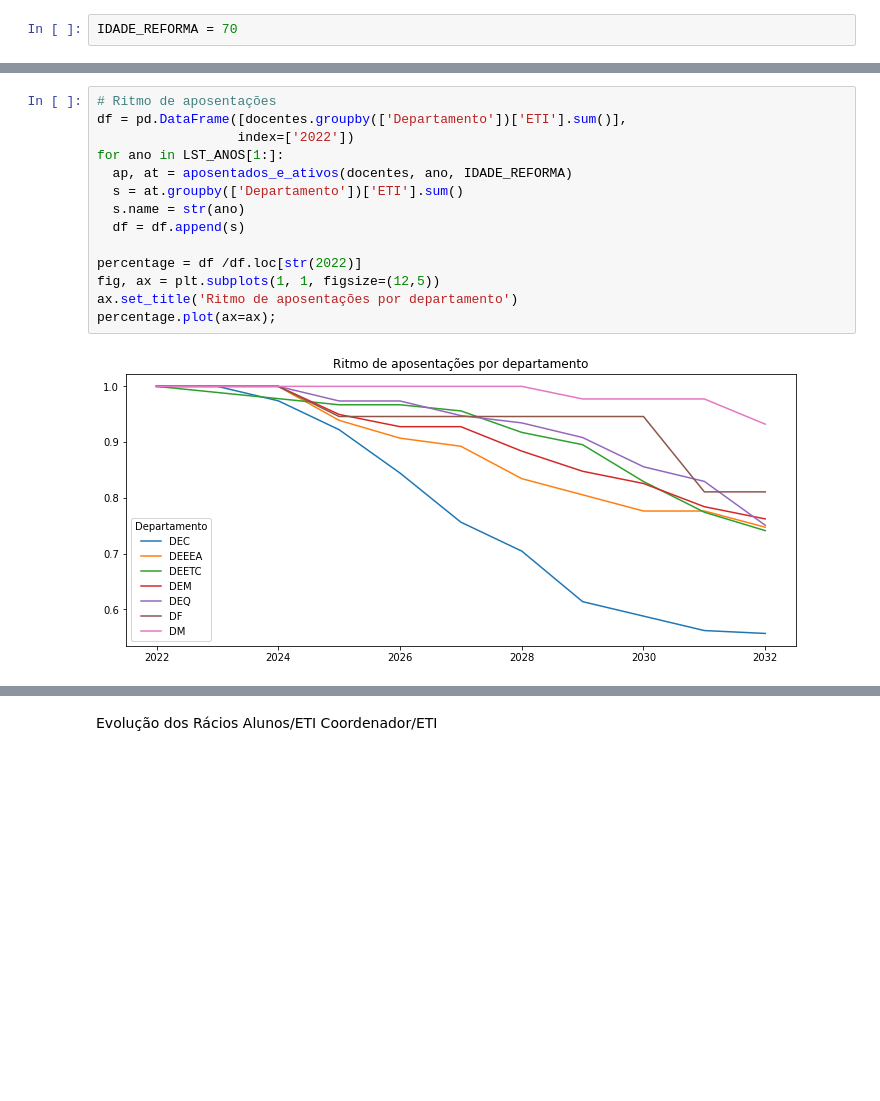
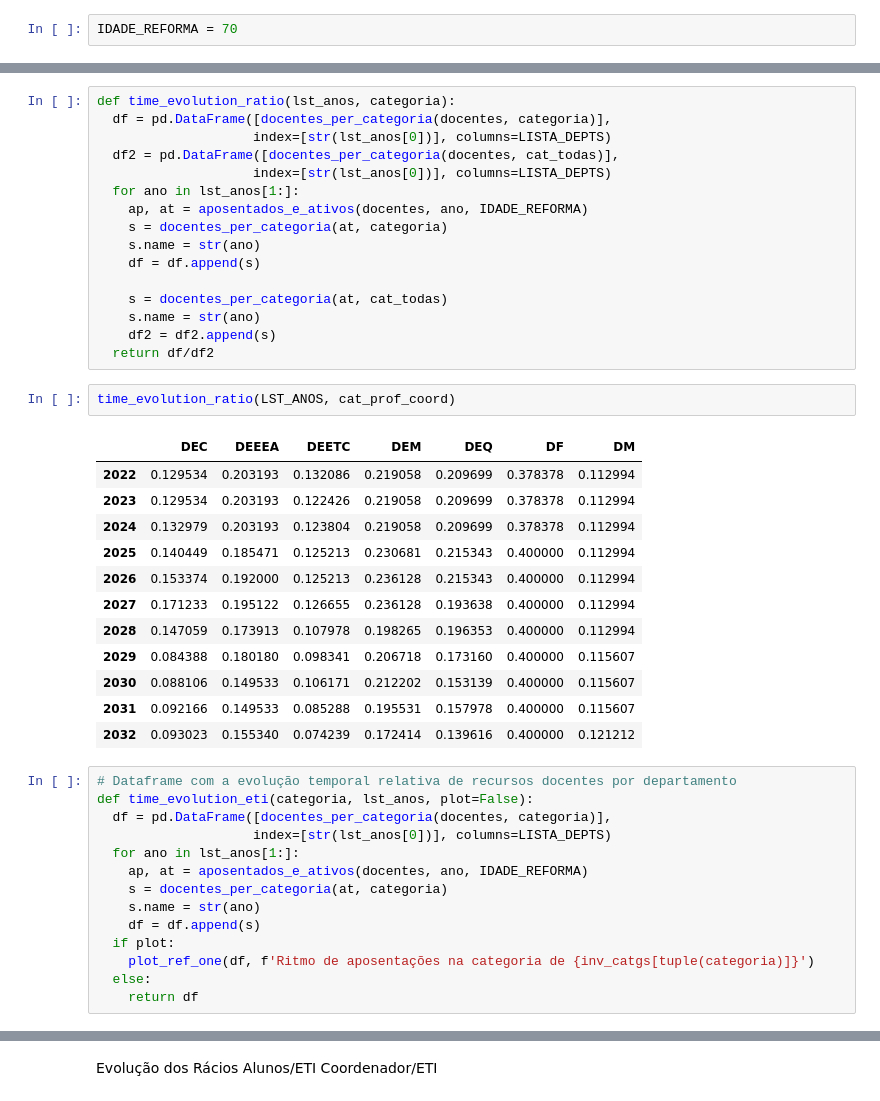
Before and after one commit to arjoca/RHDocentes, a Jupyter notebook: RHDocentes_Futuro.ipynb, the cells around one changed output, grey strips where cells are left out. Saved outputs shown, nothing was run; the diff lists cells and outputs as text; blank space fills up the shorter version.

```diff
--- a/RHDocentes_Futuro.ipynb
+++ b/RHDocentes_Futuro.ipynb
@@ -130,17 +132,46 @@ IDADE_REFORMA = 70
+# %%
+def time_evolution_ratio(lst_anos, categoria):
+  df = pd.DataFrame([docentes_per_categoria(docentes, categoria)],
+                    index=[str(lst_anos[0])], columns=LISTA_DEPTS)
+  df2 = pd.DataFrame([docentes_per_categoria(docentes, cat_todas)],
+                    index=[str(lst_anos[0])], columns=LISTA_DEPTS)
+  for ano in lst_anos[1:]:
+    ap, at = aposentados_e_ativos(docentes, ano, IDADE_REFORMA)
+    s = docentes_per_categoria(at, categoria)
+    s.name = str(ano)
+    df = df.append(s)
+
+    s = docentes_per_categoria(at, cat_todas)
+    s.name = str(ano)
+    df2 = df2.append(s)
+  return df/df2
+# %%
+time_evolution_ratio(LST_ANOS, cat_prof_coord)
+# %% [output]
+|  | DEC | DEEEA | DEETC | DEM | DEQ | DF | DM |
+| 2022 | 0.129534 | 0.203193 | 0.132086 | 0.219058 | 0.209699 | 0.378378 | 0.112994 |
+| 2023 | 0.129534 | 0.203193 | 0.122426 | 0.219058 | 0.209699 | 0.378378 | 0.112994 |
+| 2024 | 0.132979 | 0.203193 | 0.123804 | 0.219058 | 0.209699 | 0.378378 | 0.112994 |
+| 2025 | 0.140449 | 0.185471 | 0.125213 | 0.230681 | 0.215343 | 0.400000 | 0.112994 |
+| 2026 | 0.153374 | 0.192000 | 0.125213 | 0.236128 | 0.215343 | 0.400000 | 0.112994 |
+| 2027 | 0.171233 | 0.195122 | 0.126655 | 0.236128 | 0.193638 | 0.400000 | 0.112994 |
+| 2028 | 0.147059 | 0.173913 | 0.107978 | 0.198265 | 0.196353 | 0.400000 | 0.112994 |
+| 2029 | 0.084388 | 0.180180 | 0.098341 | 0.206718 | 0.173160 | 0.400000 | 0.115607 |
+| 2030 | 0.088106 | 0.149533 | 0.106171 | 0.212202 | 0.153139 | 0.400000 | 0.115607 |
+| 2031 | 0.092166 | 0.149533 | 0.085288 | 0.195531 | 0.157978 | 0.400000 | 0.115607 |
+| 2032 | 0.093023 | 0.155340 | 0.074239 | 0.172414 | 0.139616 | 0.400000 | 0.121212 |
 # %%
-# Ritmo de aposentações
-df = pd.DataFrame([docentes.groupby(['Departamento'])['ETI'].sum()],
-                  index=['2022'])
-for ano in LST_ANOS[1:]:
-  ap, at = aposentados_e_ativos(docentes, ano, IDADE_REFORMA)
-  s = at.groupby(['Departamento'])['ETI'].sum()
-  s.name = str(ano)
-  df = df.append(s)
-
-percentage = df /df.loc[str(2022)]
-fig, ax = plt.subplots(1, 1, figsize=(12,5))
-ax.set_title('Ritmo de aposentações por departamento')
-percentage.plot(ax=ax);
+# Dataframe com a evolução temporal relativa de recursos docentes por departamento
+def time_evolution_eti(categoria, lst_anos, plot=False):
+  df = pd.DataFrame([docentes_per_categoria(docentes, categoria)],
+                    index=[str(lst_anos[0])], columns=LISTA_DEPTS)
+  for ano in lst_anos[1:]:
+    ap, at = aposentados_e_ativos(docentes, ano, IDADE_REFORMA)
+    s = docentes_per_categoria(at, categoria)
+    s.name = str(ano)
+    df = df.append(s)
+  if plot:
+    plot_ref_one(df, f'Ritmo de aposentações na categoria de {inv_catgs[tuple(categoria)]}')
+  else:
+    return df
-# %% [output]
-[figure, removed]
 # %%
```
Also changed, not shown: parts of 10 cells of this notebook.
